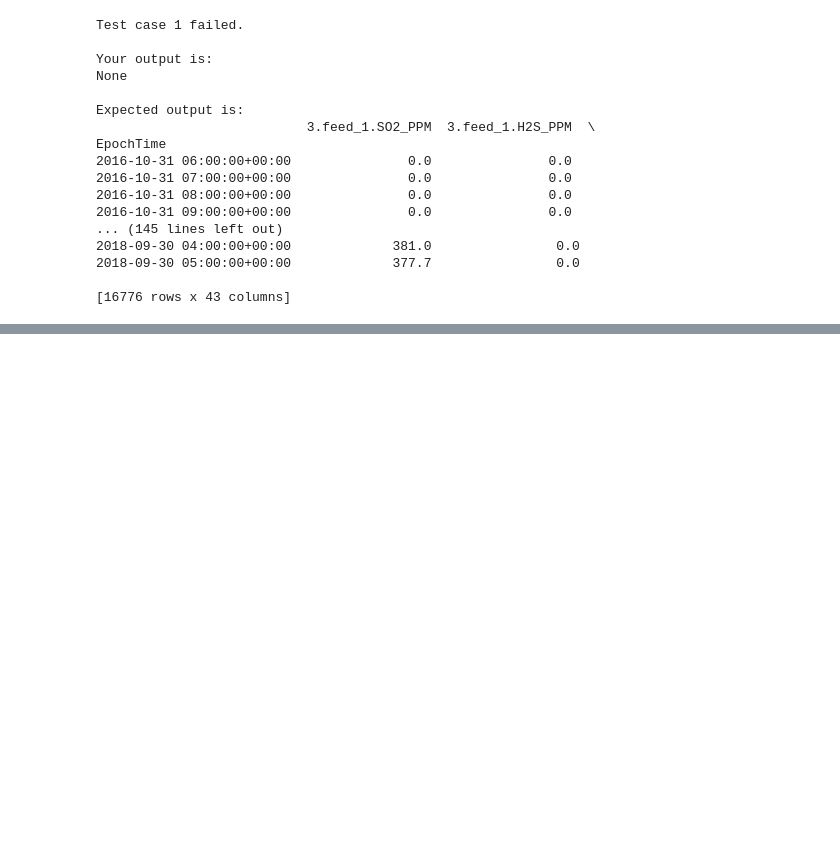
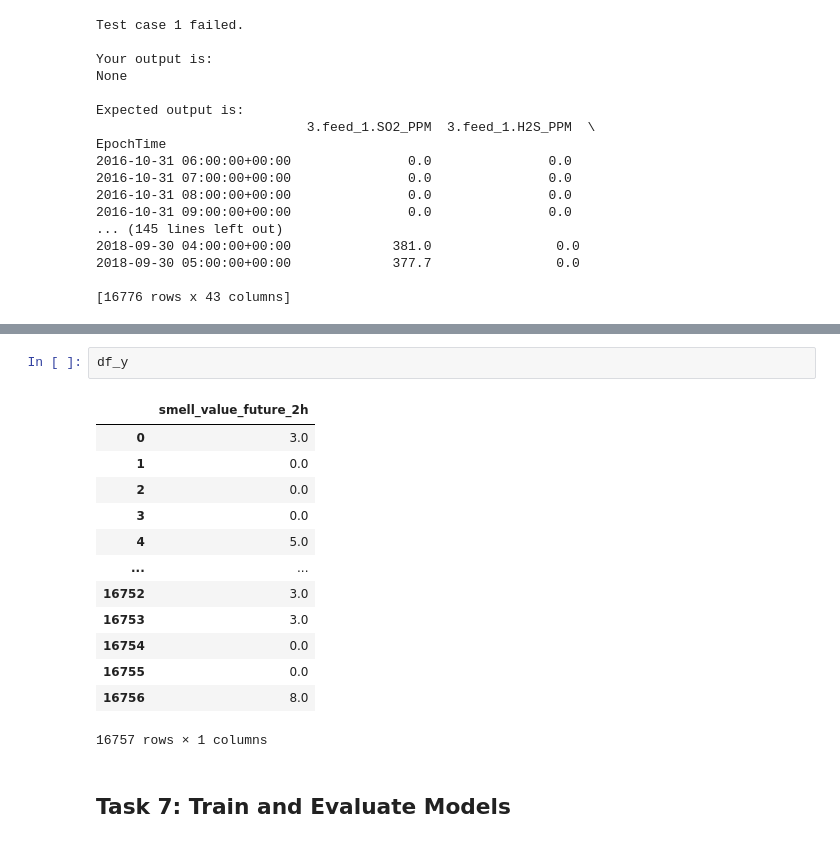
Before and after one commit to MultiX-Amsterdam/data-science-book-uva-2023, a Jupyter notebook: _build/jupyter_execute/docs/modules/structured-data/tutorial-structured-data.ipynb, the cells around one changed output, grey strips where cells are left out. Cells and saved outputs as stored; diff of their text form; blank space fills up the shorter version.

```diff
--- a/_build/jupyter_execute/docs/modules/structured-data/tutorial-structured-data.ipynb
+++ b/_build/jupyter_execute/docs/modules/structured-data/tutorial-structured-data.ipynb
@@ -267,0 +794,18 @@ EpochTime
+# %%
+df_y
+# %% [output]
+|  | smell_value_future_2h |
+| 0 | 3.0 |
+| 1 | 0.0 |
+| 2 | 0.0 |
+| 3 | 0.0 |
+| 4 | 5.0 |
+| ... | ... |
+| 16752 | 3.0 |
+| 16753 | 3.0 |
+| 16754 | 0.0 |
+| 16755 | 0.0 |
+| 16756 | 8.0 |
+16757 rows × 1 columns
+# %% [markdown]
+## Task 7: Train and Evaluate Models
```
Also changed, not shown: parts of 73 cells of this notebook, 15 other files.
